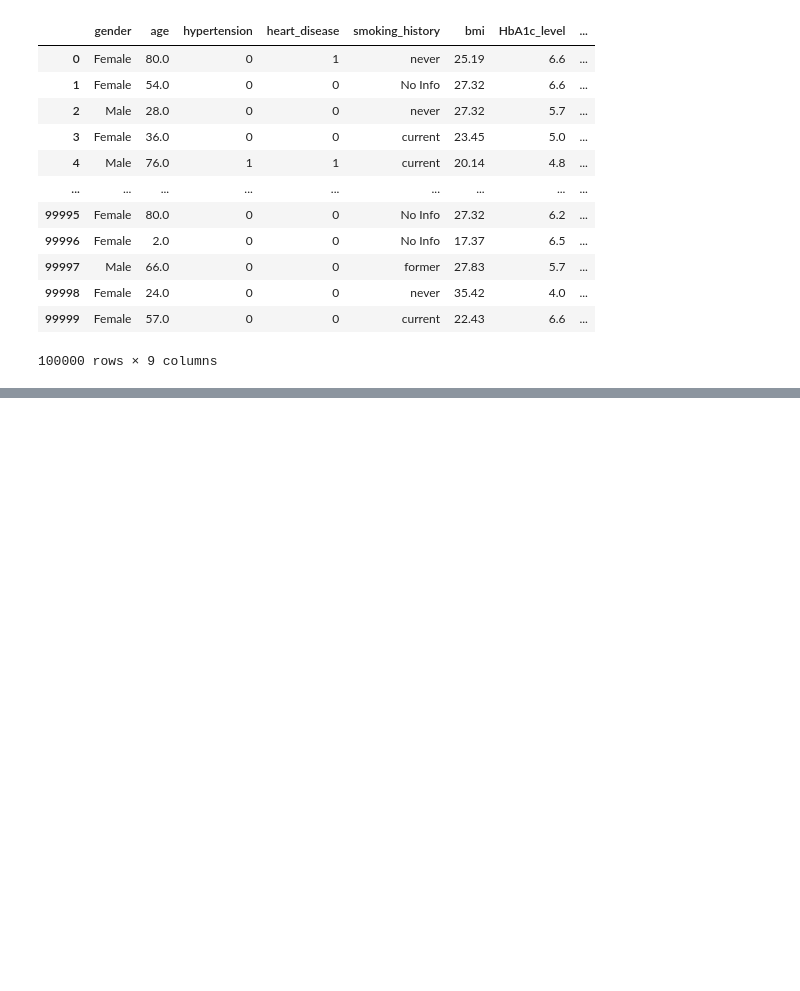
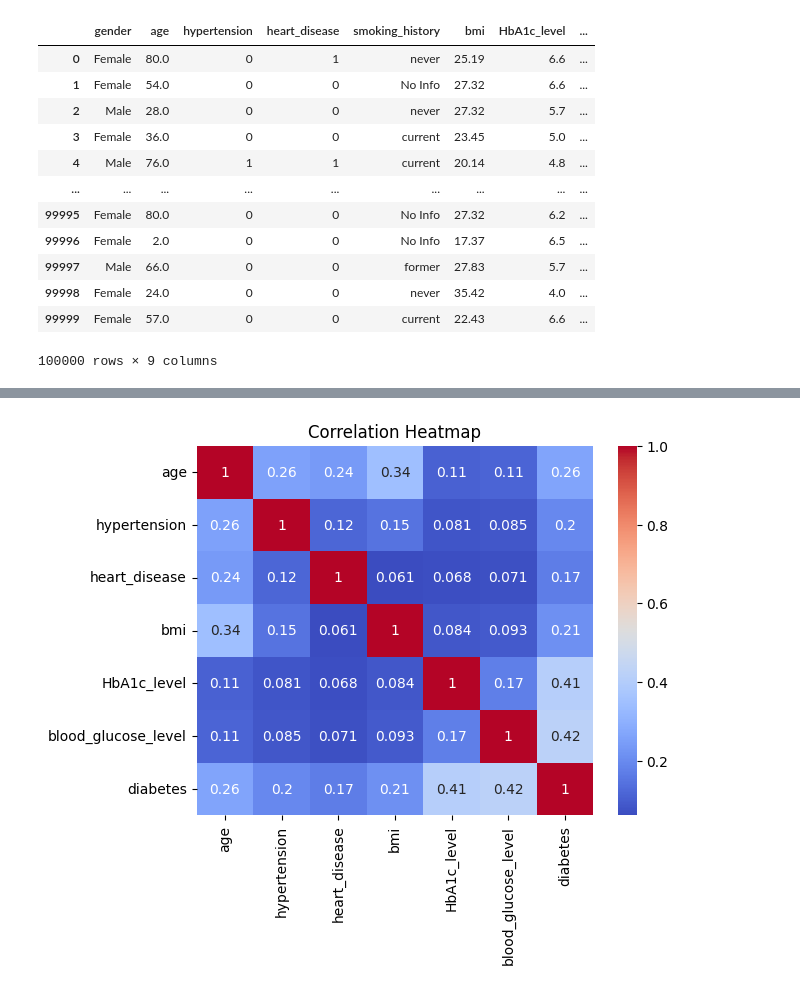
Before and after one commit to Saravanan-20G/Dataset9-Diabetes, a Jupyter notebook: Diabetes.ipynb, the cells around one changed output, grey strips where cells are left out. Saved outputs shown, nothing was run; the diff lists cells and outputs as text; code cells hidden in the pictures; blank space fills up the shorter version.

```diff
--- a/Diabetes.ipynb
+++ b/Diabetes.ipynb
@@ -21,0 +95,2 @@ df
+# %%
+df.drop_duplicates(inplace=True)
@@ -21,0 +259,4 @@ df
+# %%
+numeric_df = df.select_dtypes(include='number')
+correlation_matrix = numeric_df.corr()
+correlation_matrix
@@ -21,0 +272,7 @@ df
+# %%
+correlation_matrix = numeric_df.corr()
+sns.heatmap(correlation_matrix, annot=True, cmap='coolwarm')
+plt.title('Correlation Heatmap')
+plt.show()
+# %% [output]
+[figure, added]
```
Also changed, not shown: parts of 25 cells of this notebook.
